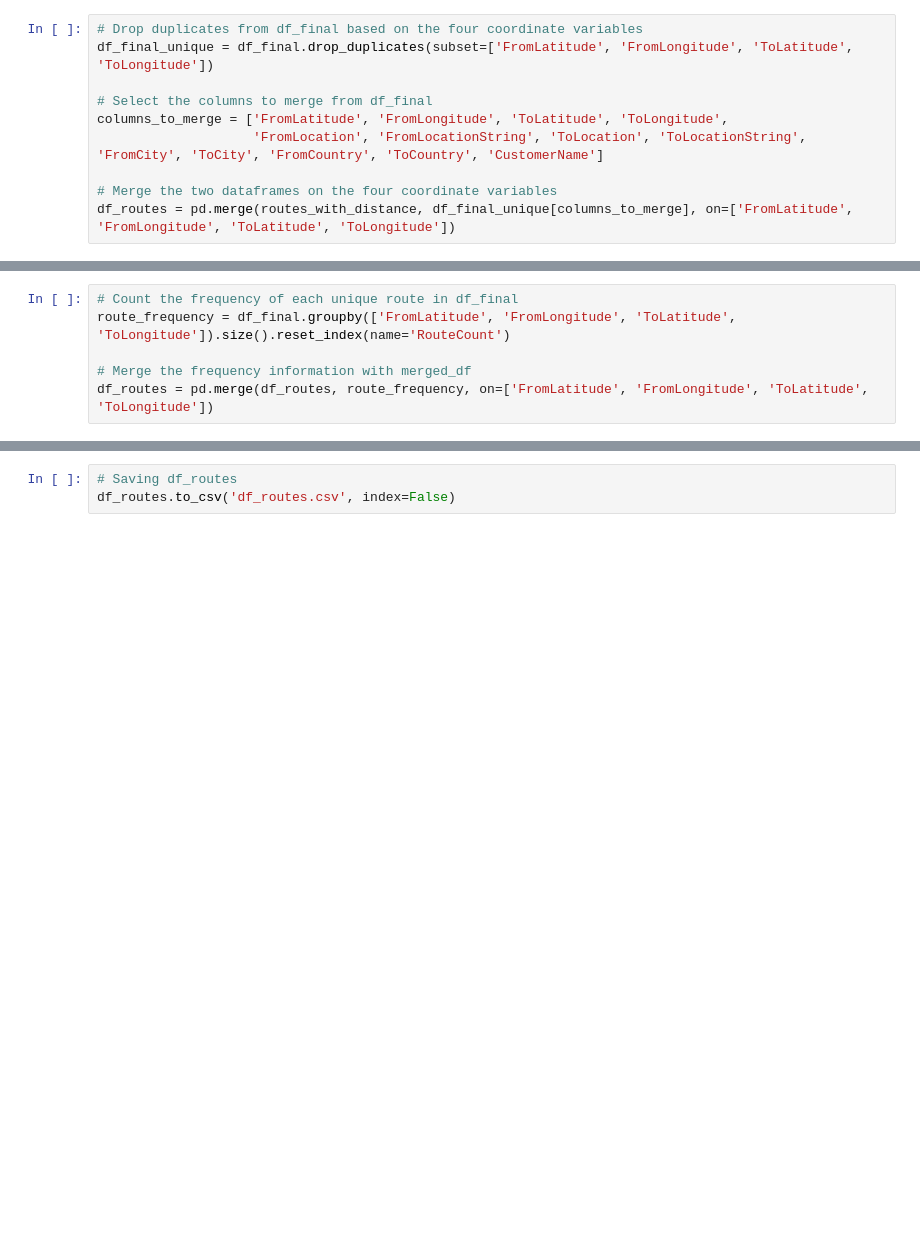
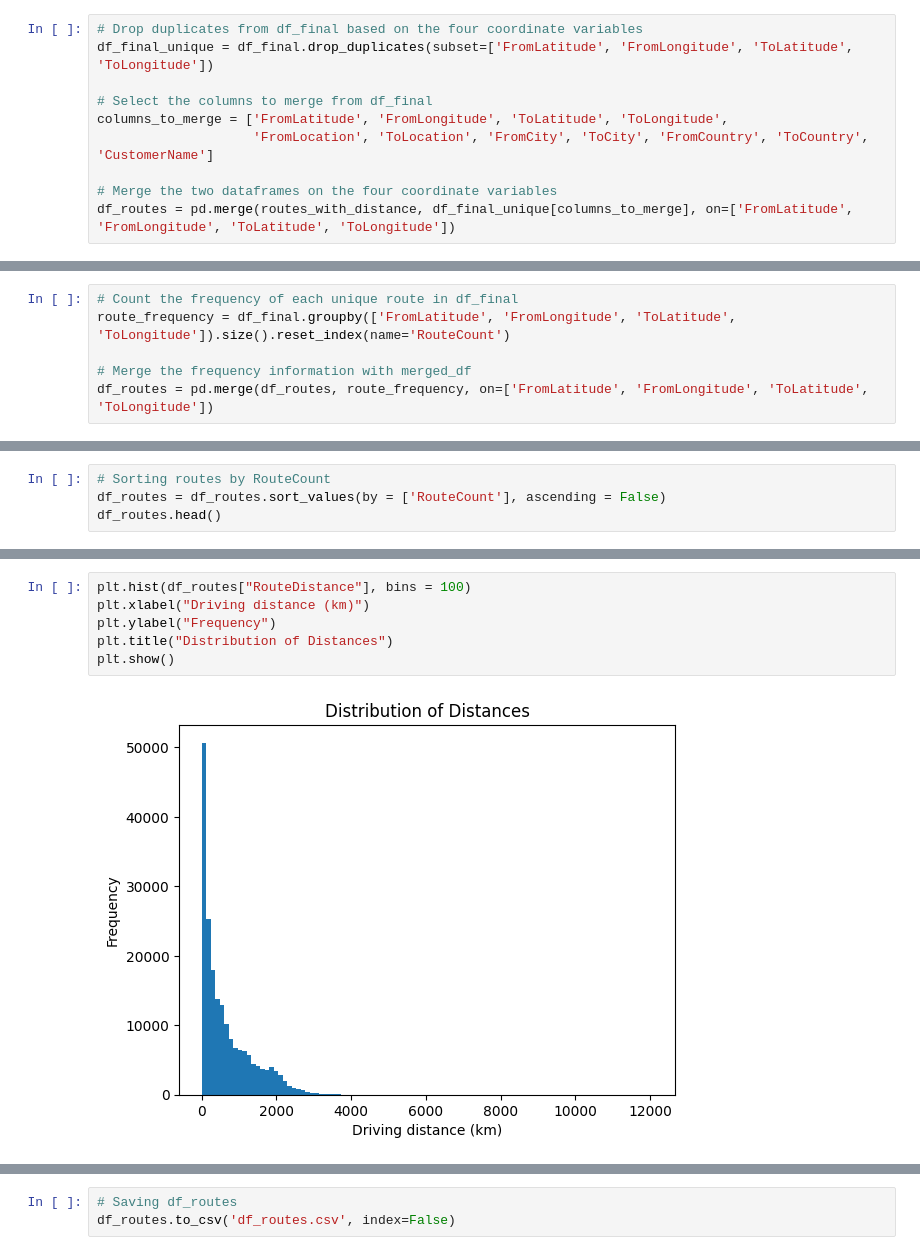
Before and after one commit to em1899/master-thesis-project, a Jupyter notebook: EDA/EDA_v5.ipynb, the cells around one changed output, grey strips where cells are left out. Drawn from its saved outputs; the diff is of its cells as text; blank space fills up the shorter version.

```diff
--- a/EDA/EDA_v5.ipynb
+++ b/EDA/EDA_v5.ipynb
@@ -1189,7 +1225,7 @@ df_final_unique = df_final.drop_duplicates(subset=['FromLatitude', 'FromLongitud
 
 # Select the columns to merge from df_final
 columns_to_merge = ['FromLatitude', 'FromLongitude', 'ToLatitude', 'ToLongitude',
-                    'FromLocation', 'FromLocationString', 'ToLocation', 'ToLocationString', 'FromCity', 'ToCity', 'FromCountry', 'ToCountry', 'CustomerName']
+                    'FromLocation', 'ToLocation', 'FromCity', 'ToCity', 'FromCountry', 'ToCountry', 'CustomerName']
 
 # Merge the two dataframes on the four coordinate variables
 df_routes = pd.merge(routes_with_distance, df_final_unique[columns_to_merge], on=['FromLatitude', 'FromLongitude', 'ToLatitude', 'ToLongitude'])
@@ -1207,0 +1257,4 @@ df_graph['route_count'].sum()
+# %%
+# Sorting routes by RouteCount
+df_routes = df_routes.sort_values(by = ['RouteCount'], ascending = False)
+df_routes.head()
@@ -1207,0 +1268,8 @@ df_graph['route_count'].sum()
+# %%
+plt.hist(df_routes["RouteDistance"], bins = 100)
+plt.xlabel("Driving distance (km)")
+plt.ylabel("Frequency")
+plt.title("Distribution of Distances")
+plt.show()
+# %% [output]
+[figure, added]
```
Also changed, not shown: parts of 57 cells of this notebook, 2 other files.
